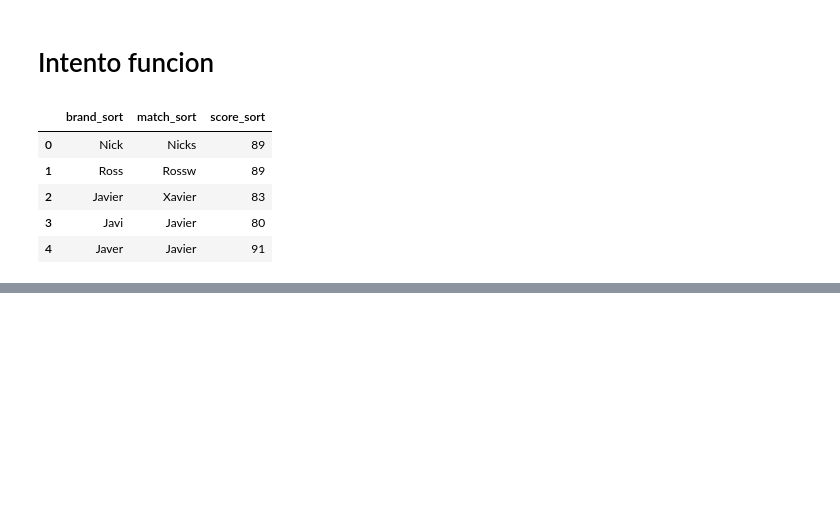
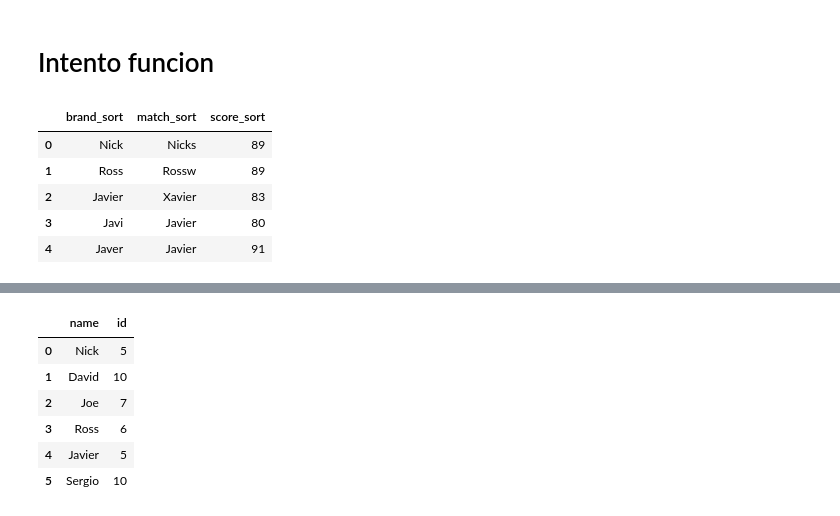
Before and after one commit to oecorrechag/Project-Francia, a Jupyter notebook: Fuzzy test.ipynb, the cells around one changed output, grey strips where cells are left out. Drawn from its saved outputs; the diff is of its cells as text; code cells hidden in the pictures; blank space fills up the shorter version.

```diff
--- a/Fuzzy test.ipynb
+++ b/Fuzzy test.ipynb
@@ -203,0 +227,13 @@ similarity_sort
+# %%
+df_name = {'name': ['Nick', 'David', 'Joe', 'Ross', 'Javier', 'Sergio'],
+           'id': ['5', '10', '7', '6', '5', '10']}
+df_name = pd.DataFrame.from_dict(df_name)
+df_name
+# %% [output]
+|  | name | id |
+| 0 | Nick | 5 |
+| 1 | David | 10 |
+| 2 | Joe | 7 |
+| 3 | Ross | 6 |
+| 4 | Javier | 5 |
+| 5 | Sergio | 10 |
```
Also changed, not shown: parts of 11 cells of this notebook.
